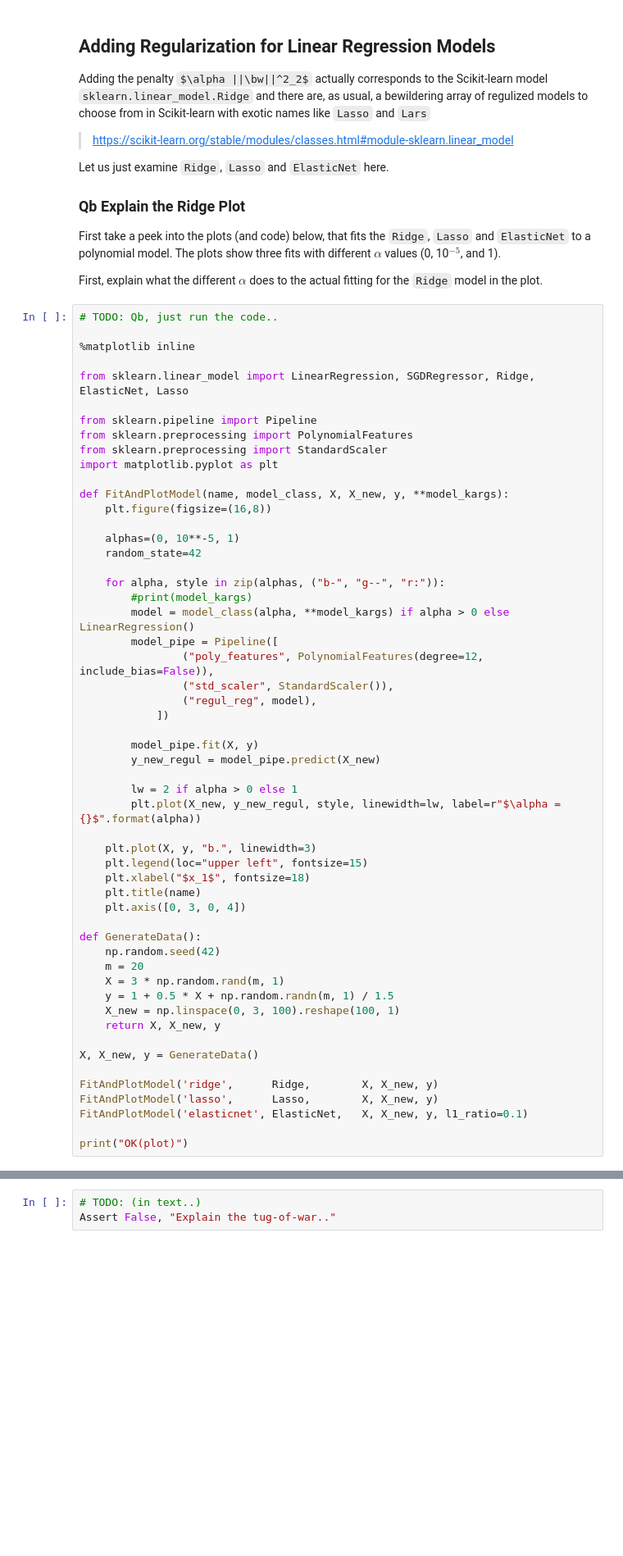
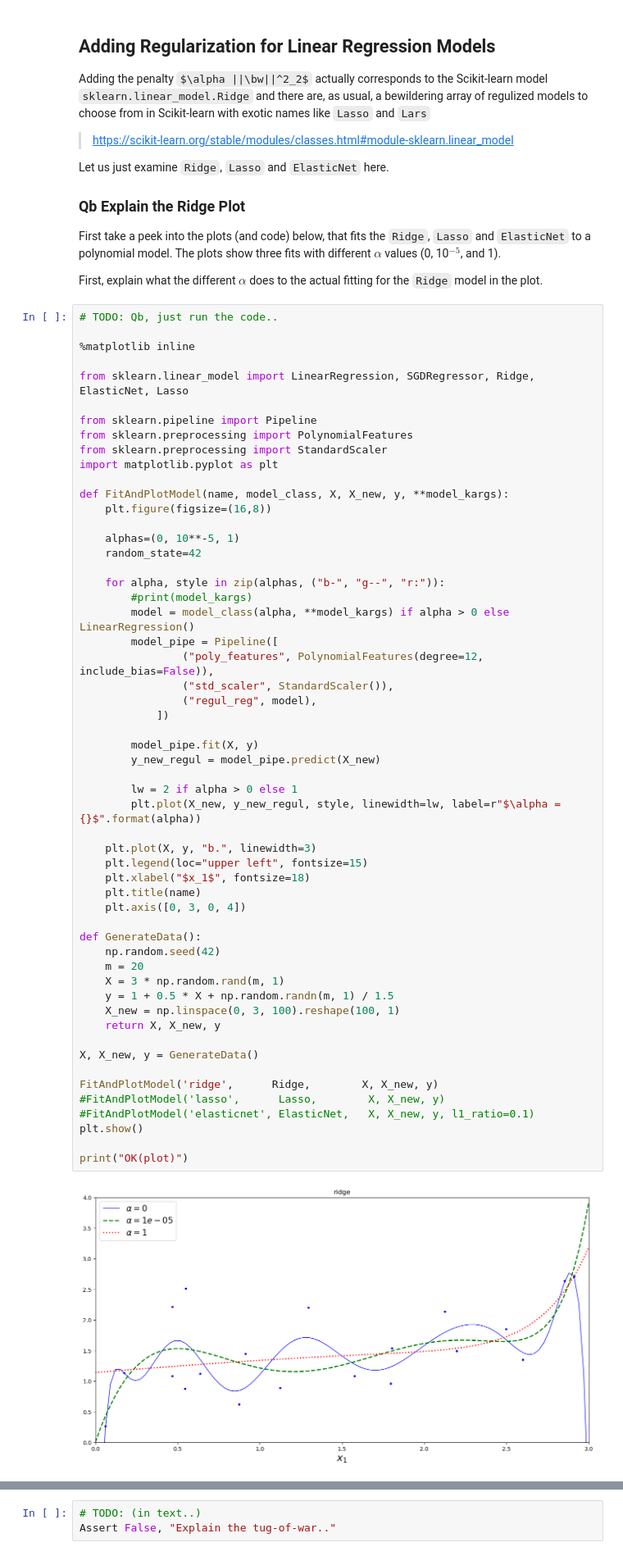
Before and after one commit to JonasGjorupEriksen/SWMAL_Group1, a Jupyter notebook: L09/regulizers.ipynb, the cells around one changed output, grey strips where cells are left out. Shown at 82% size. Saved outputs shown, nothing was run; the diff lists cells and outputs as text; some formulas as TeX source; blank space fills up the shorter version.

```diff
--- a/L09/regulizers.ipynb
+++ b/L09/regulizers.ipynb
@@ -276,32 +283,35 @@ def FitAndPlotModel(name, model_class, X, X_new, y, **model_kargs):
                 ("poly_features", PolynomialFeatures(degree=12, include_bias=False)),
                 ("std_scaler", StandardScaler()),
                 ("regul_reg", model),
             ])
 
         model_pipe.fit(X, y)
         y_new_regul = model_pipe.predict(X_new)
 
         lw = 2 if alpha > 0 else 1
         plt.plot(X_new, y_new_regul, style, linewidth=lw, label=r"$\alpha = {}$".format(alpha))
 
     plt.plot(X, y, "b.", linewidth=3)
     plt.legend(loc="upper left", fontsize=15)
     plt.xlabel("$x_1$", fontsize=18)
     plt.title(name)
     plt.axis([0, 3, 0, 4])
 
 def GenerateData():
     np.random.seed(42)
     m = 20
     X = 3 * np.random.rand(m, 1)
     y = 1 + 0.5 * X + np.random.randn(m, 1) / 1.5
     X_new = np.linspace(0, 3, 100).reshape(100, 1)
     return X, X_new, y
 
 X, X_new, y = GenerateData()
 
 FitAndPlotModel('ridge',      Ridge,        X, X_new, y)
-FitAndPlotModel('lasso',      Lasso,        X, X_new, y)
-FitAndPlotModel('elasticnet', ElasticNet,   X, X_new, y, l1_ratio=0.1)
+#FitAndPlotModel('lasso',      Lasso,        X, X_new, y)
+#FitAndPlotModel('elasticnet', ElasticNet,   X, X_new, y, l1_ratio=0.1)
+plt.show()
 
 print("OK(plot)")
+# %% [output]
+[figure, added]
```
Also changed, not shown: parts of 6 cells of this notebook.
